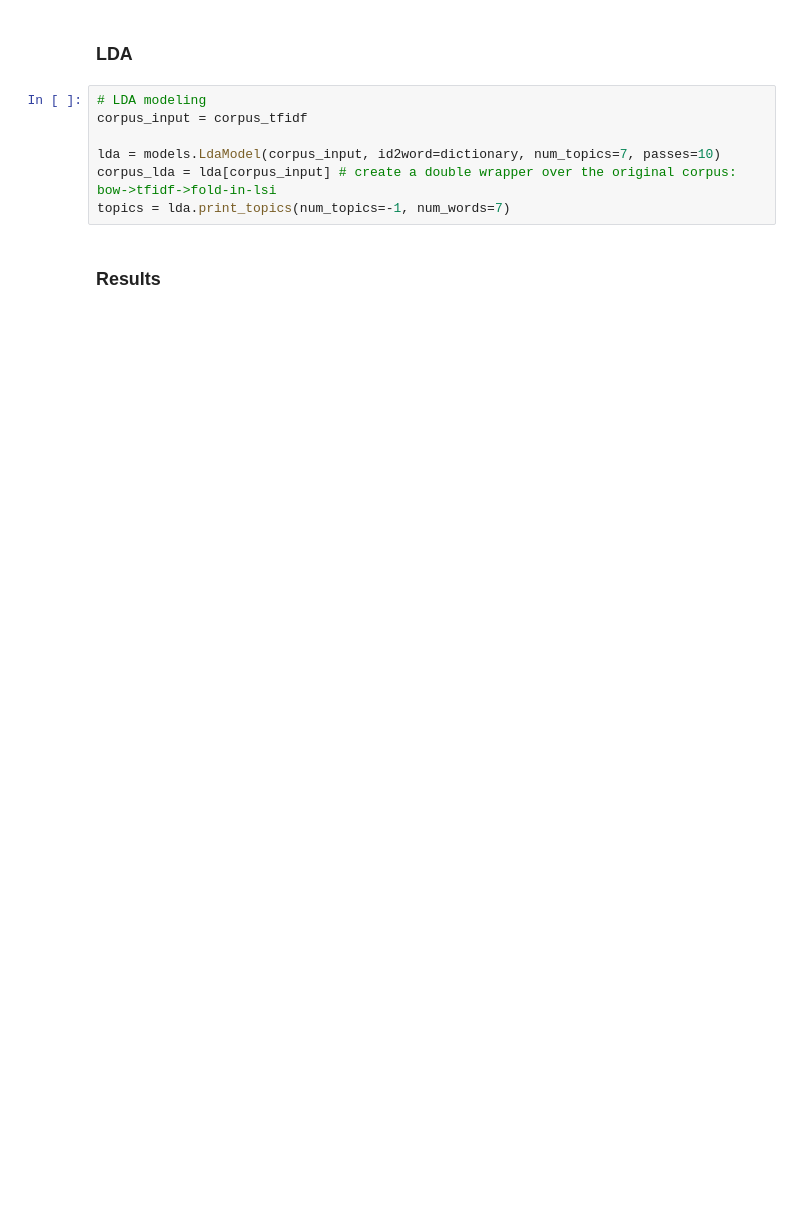
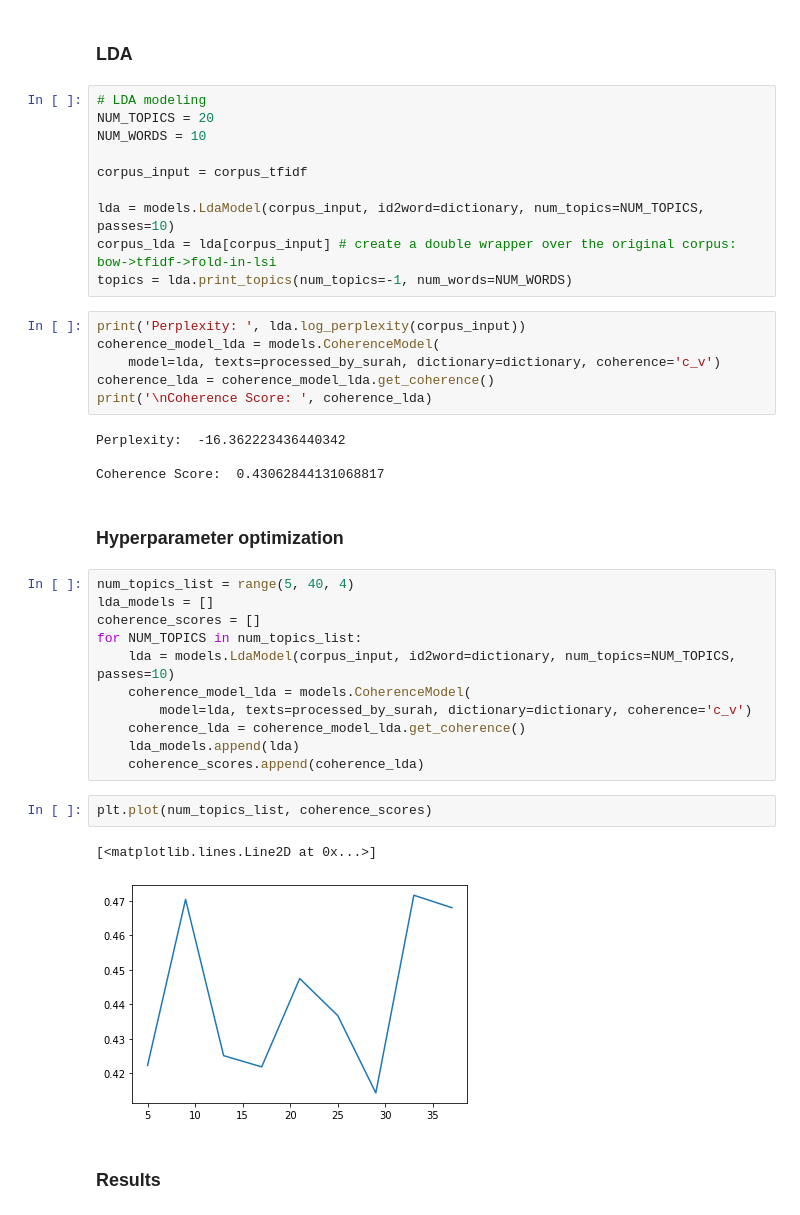
Before and after one commit to yuwei2341/nlp, a Jupyter notebook: topics/Quran.ipynb, the cells around one changed output. Drawn from its saved outputs; the diff is of its cells as text; blank space fills up the shorter version.

Commit message:
hyperparameter

```diff
--- a/topics/Quran.ipynb
+++ b/topics/Quran.ipynb
@@ -286,11 +295,42 @@ print(processed_by_surah[i], '\n',
 ### LDA
 # %%
 # LDA modeling
+NUM_TOPICS = 20
+NUM_WORDS = 10
+
 corpus_input = corpus_tfidf
 
-lda = models.LdaModel(corpus_input, id2word=dictionary, num_topics=7, passes=10)
+lda = models.LdaModel(corpus_input, id2word=dictionary, num_topics=NUM_TOPICS, passes=10)
 corpus_lda = lda[corpus_input] # create a double wrapper over the original corpus: bow->tfidf->fold-in-lsi
-topics = lda.print_topics(num_topics=-1, num_words=7)
+topics = lda.print_topics(num_topics=-1, num_words=NUM_WORDS)
+# %%
+print('Perplexity: ', lda.log_perplexity(corpus_input))
+coherence_model_lda = models.CoherenceModel(
+    model=lda, texts=processed_by_surah, dictionary=dictionary, coherence='c_v')
+coherence_lda = coherence_model_lda.get_coherence()
+print('\nCoherence Score: ', coherence_lda)
+# %% [output]
+Perplexity:  -16.362223436440342
+
+Coherence Score:  0.43062844131068817
+# %% [markdown]
+### Hyperparameter optimization
+# %%
+num_topics_list = range(5, 40, 4)
+lda_models = []
+coherence_scores = []
+for NUM_TOPICS in num_topics_list:
+    lda = models.LdaModel(corpus_input, id2word=dictionary, num_topics=NUM_TOPICS, passes=10)
+    coherence_model_lda = models.CoherenceModel(
+        model=lda, texts=processed_by_surah, dictionary=dictionary, coherence='c_v')
+    coherence_lda = coherence_model_lda.get_coherence()
+    lda_models.append(lda)
+    coherence_scores.append(coherence_lda)
+# %%
+plt.plot(num_topics_list, coherence_scores)
+# %% [output]
+[<matplotlib.lines.Line2D at 0x...>]
+[figure, added]
 # %% [markdown]
 ### Results
 # %%
```
Also changed, not shown: parts of 18 cells of this notebook.
